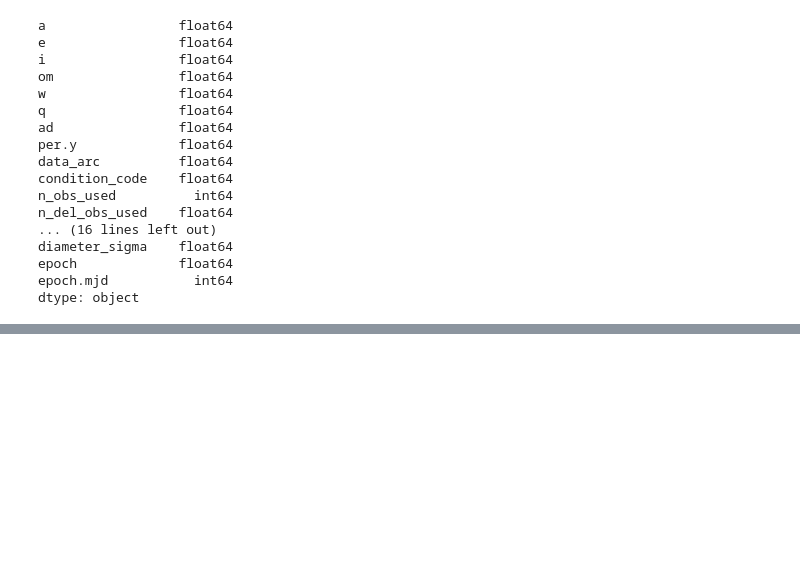
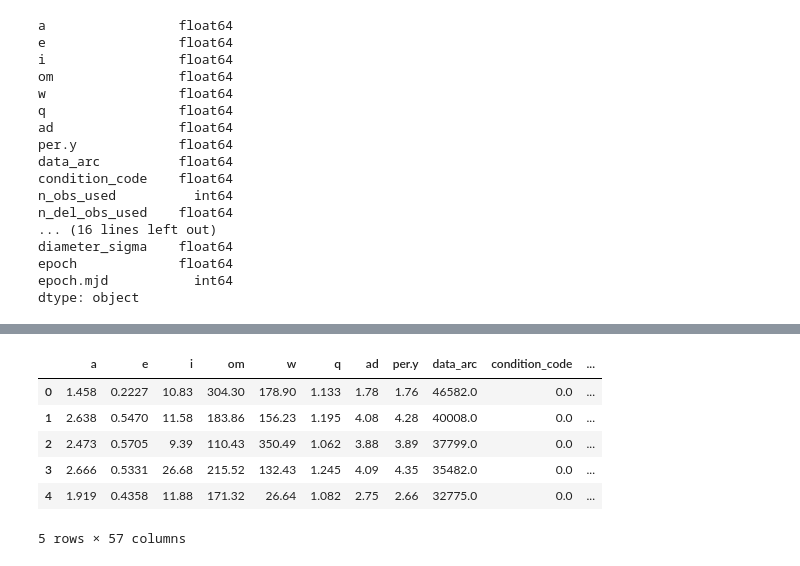
Before and after one commit to AleeAlette1/NEOs_Project, a Jupyter notebook: FJ_ML1_Resampling.ipynb, the cells around one changed output, grey strips where cells are left out. Cells and saved outputs as stored; diff of their text form; code cells hidden in the pictures; blank space fills up the shorter version.

Commit message:
pre-processed the data and split the data set into target variable

```diff
--- a/FJ_ML1_Resampling.ipynb
+++ b/FJ_ML1_Resampling.ipynb
@@ -184,7 +184,7 @@ epoch.mjd           int64
 dtype: object
 # %%
 # Generate our categorical variable lists
-application_cat = ["extent","pha","spec_T"]
+application_cat = ["extent","spec_T"]
 # %%
 # Create a OneHotEncoder instance
 enc = OneHotEncoder(sparse=False)
@@ -199,0 +206,12 @@ NameError: name 'OneHotEncoder' is not defined
+# %%
+# Merge one-hot encoded features and drop the originals
+merged_df = df.merge(encode_df, left_index=True, right_index=True).drop(columns=application_cat, axis=1)
+merged_df.head()
+# %% [output]
+|  | a | e | i | om | w | q | ad | per.y | data_arc | condition_code | ... |
+| 0 | 1.458 | 0.2227 | 10.83 | 304.30 | 178.90 | 1.133 | 1.78 | 1.76 | 46582.0 | 0.0 | ... |
+| 1 | 2.638 | 0.5470 | 11.58 | 183.86 | 156.23 | 1.195 | 4.08 | 4.28 | 40008.0 | 0.0 | ... |
+| 2 | 2.473 | 0.5705 | 9.39 | 110.43 | 350.49 | 1.062 | 3.88 | 3.89 | 37799.0 | 0.0 | ... |
+| 3 | 2.666 | 0.5331 | 26.68 | 215.52 | 132.43 | 1.245 | 4.09 | 4.35 | 35482.0 | 0.0 | ... |
+| 4 | 1.919 | 0.4358 | 11.88 | 171.32 | 26.64 | 1.082 | 2.75 | 2.66 | 32775.0 | 0.0 | ... |
+5 rows × 57 columns
```
Also changed, not shown: parts of 4 cells of this notebook.
